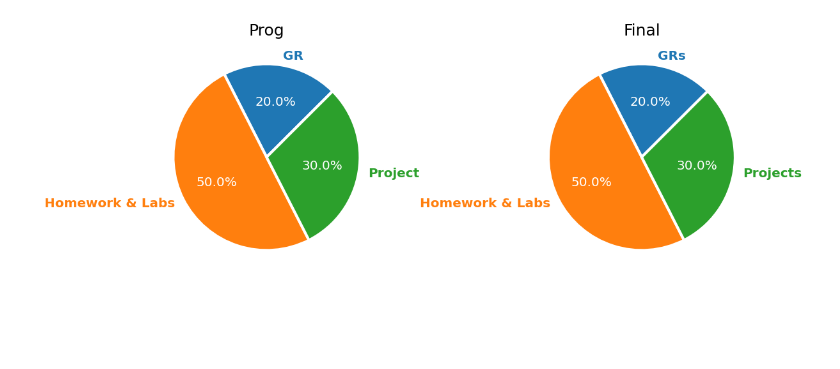
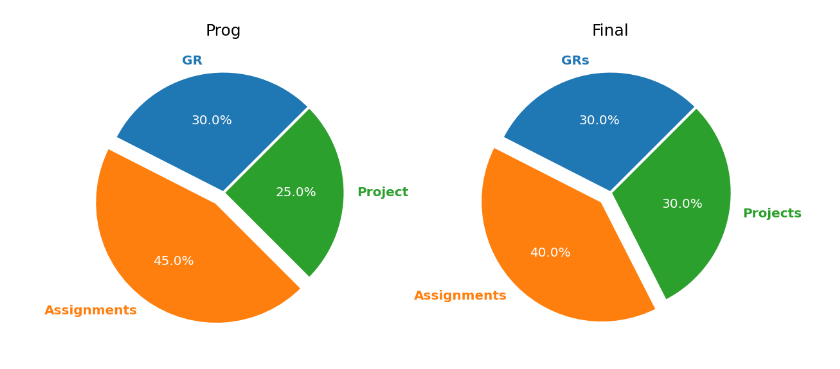
Before and after one commit to stanbaek/ece487, a Jupyter notebook: files/GradeDistribution.ipynb, the cells around one changed output. Saved outputs shown, nothing was run; the diff lists cells and outputs as text; code cells hidden in the pictures; blank space fills up the shorter version.

```diff
--- a/files/GradeDistribution.ipynb
+++ b/files/GradeDistribution.ipynb
@@ -5,8 +5,8 @@ https://www.pythoncharts.com/matplotlib/pie-chart-matplotlib/
 
 import matplotlib.pyplot as plt
 
-prog = [20, 50, 30]
-labels = ["GR", "Homework & Labs", "Project"]
+prog = [30, 45, 25]
+labels = ["GR", "Assignments", "Project"]
 
 fig, (ax1, ax2) = plt.subplots(1, 2, figsize=(12, 6))
 patches, texts, pcts = ax1.pie(
@@ -15,35 +15,35 @@ patches, texts, pcts = ax1.pie(
     autopct="%.1f%%",
     wedgeprops={"linewidth": 3.0, "edgecolor": "white"},
     startangle=45,
-    explode=(0, 0, 0),
+    explode=(0, 0.1, 0),
     textprops={"size": "x-large"},
 )
 for i, patch in enumerate(patches):
     texts[i].set_color(patch.get_facecolor())
 plt.setp(pcts, color="white")
 plt.setp(texts, fontweight=600)
 ax1.set_title("Prog", fontsize=18)
 plt.tight_layout()
 
 
-final = [20, 50, 30]
-labels = ["GRs", "Homework & Labs", "Projects"]
+final = [30, 40, 30]
+labels = ["GRs", "Assignments", "Projects"]
 
 patches, texts, pcts = ax2.pie(
     final,
     labels=labels,
     autopct="%.1f%%",
     wedgeprops={"linewidth": 3.0, "edgecolor": "white"},
     startangle=45,
-    explode=(0, 0, 0),
+    explode=(0, 0.1, 0),
     textprops={"size": "x-large"},
 )
 for i, patch in enumerate(patches):
     texts[i].set_color(patch.get_facecolor())
 plt.setp(pcts, color="white")
 plt.setp(texts, fontweight=600)
 ax2.set_title("Final", fontsize=18)
 plt.tight_layout()
 plt.savefig("GradeDistribution.png")
 # %% [output]
-[figure, old version]
+[figure, new version]
```
Also changed, not shown: 2 other files.
